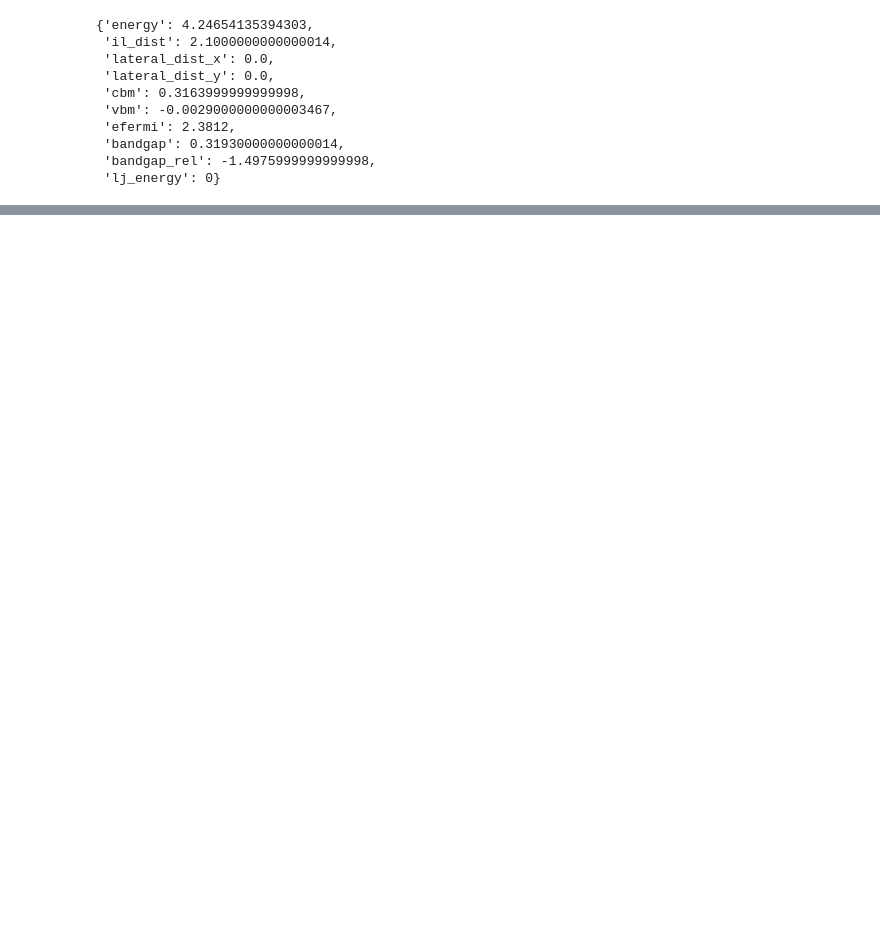
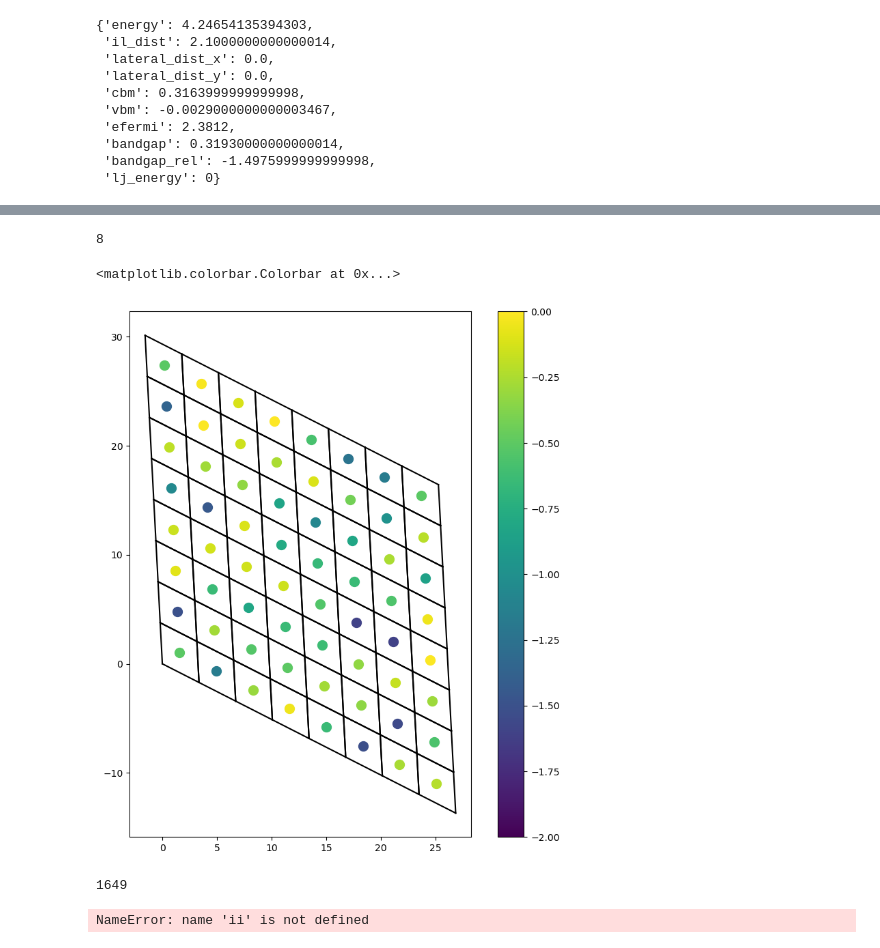
Before and after one commit to jdgeorga/scf_comparison, a Jupyter notebook: scratch/moire/moire_chunking.ipynb, the cells around one changed output, grey strips where cells are left out. Saved outputs shown, nothing was run; the diff lists cells and outputs as text; code cells hidden in the pictures; blank space fills up the shorter version.

```diff
--- a/scratch/moire/moire_chunking.ipynb
+++ b/scratch/moire/moire_chunking.ipynb
@@ -5,6 +8,12 @@ import matplotlib.pyplot as plt
 # %%
 structures = read("./mos2_interlayer_dset.xyz",index=":")
+numbers_list = np.array([0,1,2,0,1,2,3,4,5,3,4,5])
+
+# for s in structures:
+#     s.arrays['atom_types'] = numbers_list[s.arrays['atom_types']]
+
 moire = read("591-6.01_deg-546_atoms.xsf",format="xsf")
+moire.arrays['atom_types'] = add_allegro_number_array(moire)
 structures[0].info
 # %% [output]
 {'energy': 4.24654135394303,
@@ -103,0 +235,54 @@ plt.axis('scaled')
+# %%
+n
+# %% [output]
+8
+# %%
+n_rows = len(moire_grid_atoms) + 1
+plt.figure(figsize=(10,10))
+# plt.scatter(moire.get_positions()[:,0],moire.get_positions()[:,1])
+for i in range(n_rows - 1):
+    for j in range(n_rows - 1):
+        x0y0 = np.array([moire_grid[0][i][j] + 1/(2*n),
+                         moire_grid[1][i][j] + 1/(2*n)])
+        x0y0 = x0y0 @ moire.cell[:2,:2]
+
+        plt.scatter(x0y0[0],
+                    x0y0[1],
+                    c = moire_grid_value[i][j], s = 100, vmin = -2, vmax = 0, cmap = 'viridis')
+
+for i in range(n_rows-1):
+    for j in range(n_rows-1):
+        p1 = np.array([moire_grid[0][i, j], moire_grid[1][i, j]]) @ moire.cell[:2,:2]
+        p2 = np.array([moire_grid[0][i+1, j], moire_grid[1][i+1, j] ]) @ moire.cell[:2,:2]
+        p3 = np.array([moire_grid[0][i+1, j+1], moire_grid[1][i+1, j+1]]) @ moire.cell[:2,:2]
+        p4 = np.array([moire_grid[0][i, j+1], moire_grid[1][i, j+1]]) @ moire.cell[:2,:2]
+        # print(x0,y0)
+        # Draw lines around each grid cell
+        plt.plot([p1[0], p2[0]], [p1[1], p2[1]], color='black',zorder = 0) # Bottom edge
+        plt.plot([p2[0], p3[0]], [p2[1], p3[1]], color='black',zorder = 0) # Right edge
+        plt.plot([p3[0], p4[0]], [p3[1], p4[1]], color='black',zorder = 0) # Top edge
+        plt.plot([p4[0], p1[0]], [p4[1], p1[1]], color='black',zorder = 0) # Left edge
+
+    plt.axis('scaled')
+plt.colorbar()
+# %% [output]
+<matplotlib.colorbar.Colorbar at 0x...>
+[figure, added]
+# %%
+t1 = moire_grid_fingerprint[0][0]['col_matrix']
+t2 = db_fingerprint[0]['fp_scaled']
+
+dp_fp_scaled_flat = np.array([f['fp_scaled'].flatten() for f in db_fingerprint])
+
+tree = cKDTree(dp_fp_scaled_flat)
+distance,index = tree.query(t1.flatten(), k = 1)
+print(index)
+dp_fp_scaled_flat[index].reshape(6,6)
+db_test = np.around(db_fingerprint[index]['scaled_positions']@ pristine_atoms.cell,4)
+moire_test = np.around(moire_grid_fingerprint[0][0]['reduced_positions']@ pristine_atoms.cell,4)
+# %% [output]
+1649
+# %%
+clean_database[ii]
+# %% [output]
+NameError: name 'ii' is not defined
```
Also changed, not shown: parts of 16 cells of this notebook, 6 other files.
